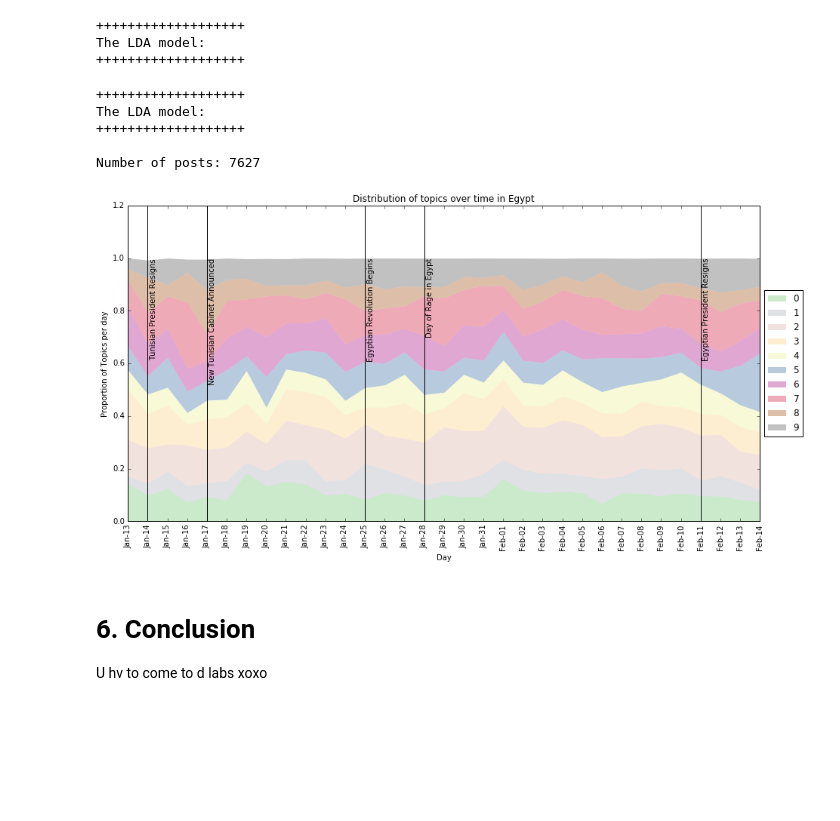
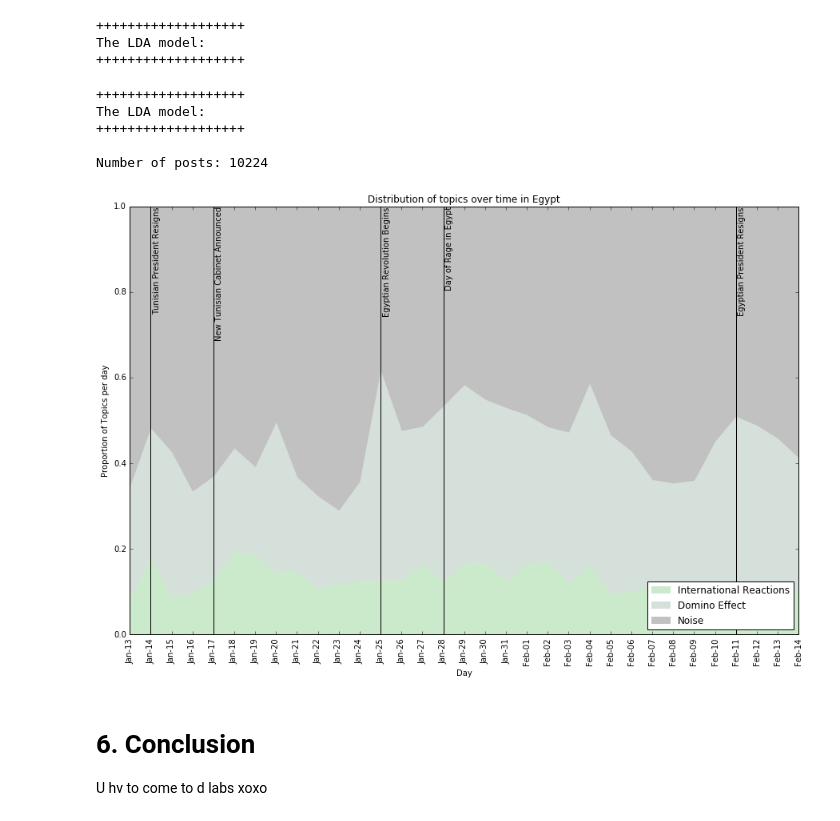
Before and after one commit to KhalilMrini/Revisiting-Arab-Spring, a Jupyter notebook: Project/Project.ipynb, the cells around one changed output. Cells and saved outputs as stored; diff of their text form; code cells hidden in the pictures; blank space fills up the shorter version.

```diff
--- a/Project/Project.ipynb
+++ b/Project/Project.ipynb
@@ -1668,8 +1668,7 @@ def showcase_topic_modelling(country, post_type, language, n_topics=3, LSA=True,
           'The LDA model:\n'
           '+++++++++++++++++++\n')
     topic_distribution = compute_LDA(corpus_tfidf, dictionary,
-                                     '{}_{}_{}_{}_{}_{}'.format(country, post_type, language,
-                                                                n_topics, no_below, no_above),
+                                     '{}_{}_{}'.format(country, post_type, language),
                                      n_topics=n_topics, show=LSA)
 
     length = len(topic_distribution)
@@ -1719,7 +1718,7 @@ showcase_topic_modelling(EG, 'FORUM', FR, n_topics=6, LSA=False, no_above=0.5, n
 The LDA model:
 +++++++++++++++++++
 # %%
-def plot_topic_time_distribution(df, max_, country, n_topics, filename):
+def plot_topic_time_distribution(df, max_, country, n_topics, filename, column_names):
     """
     Plotting the time series for a given dataframe.
     :param df: DataFrame
@@ -1727,12 +1726,13 @@ def plot_topic_time_distribution(df, max_, country, n_topics, filename):
     :param country: string
     """
     title = 'Distribution of topics over time in {}'.format(country)
-    topics = [index for index in range(n_topics)]
-
-    df.groupby(['Day'])[topics].mean().plot.area(figsize=(15,7.5), lw=0, title=title, colormap='Accent', alpha= 0.4);
-
+    topics = dict((index, column_names[index]) for index in range(n_topics))
+    df.rename(columns=topics, inplace=True)
+    df.groupby(['Day'])[column_names].mean().plot.area(figsize=(15,9.6), lw=0,
+                                                       title=title, colormap='Accent',
+                                                       alpha= 0.4, ylim=(0,1));
     plt.ylabel('Proportion of Topics per day')
-    plt.legend(loc='center left', bbox_to_anchor=(1.0, 0.5));
+    plt.legend(loc='lower right');
     plt.xticks(np.arange(len(df.Day.unique())), [
         day.replace('2011-01','Jan').replace('2011-02', 'Feb') for day in sorted(df.Day.unique())], rotation = 90)
     line_details = {1: ['k', 'Tunisian President Resigns'],
@@ -1744,17 +1744,25 @@ def plot_topic_time_distribution(df, max_, country, n_topics, filename):
         plt.axvline(index, color=line_details[index][0], lw=1);
         plt.text(index + 0.1, max_, line_details[index][1],rotation=90, verticalalignment='top');
 
-    plt.savefig(filename, format='svg')
+    plt.savefig(filename, format='jpg', dpi=80)
-# %%
-showcase_df = showcase_topic_modelling(EG, 'SOCIAL_MEDIA', AR, n_topics=10, LSA=False, no_above=0.5, no_below=10)
-plot_topic_time_distribution(showcase_df, 1, EG, 10, 'fig.svg')
-# %% [output]
-+++++++++++++++++++
-The LDA model:
-+++++++++++++++++++
-
-Number of posts: 7627
-[figure, removed]
+# %%
+cat = 'WEBLOG'
+cn = TN
+lg = FR
+n_topics=3
+showcase_df = showcase_topic_modelling(cn, cat, lg, n_topics=n_topics, LSA=False, no_above=0.5, no_below=40)
+# %% [output]
++++++++++++++++++++
+The LDA model:
++++++++++++++++++++
+
+Number of posts: 10224
+# %%
+plot_topic_time_distribution(showcase_df, 1, cn, n_topics,
+                             'pyLDAvis/{}_{}_{}.jpg'.format(cn, cat, lg),
+                             ['International Reactions', 'Domino Effect', 'Noise'])
+# %% [output]
+[figure, added]
 # %% [markdown]
 # 6. Conclusion<a class="anchor" id="6"></a>
 
```
Also changed, not shown: 19 other files.
